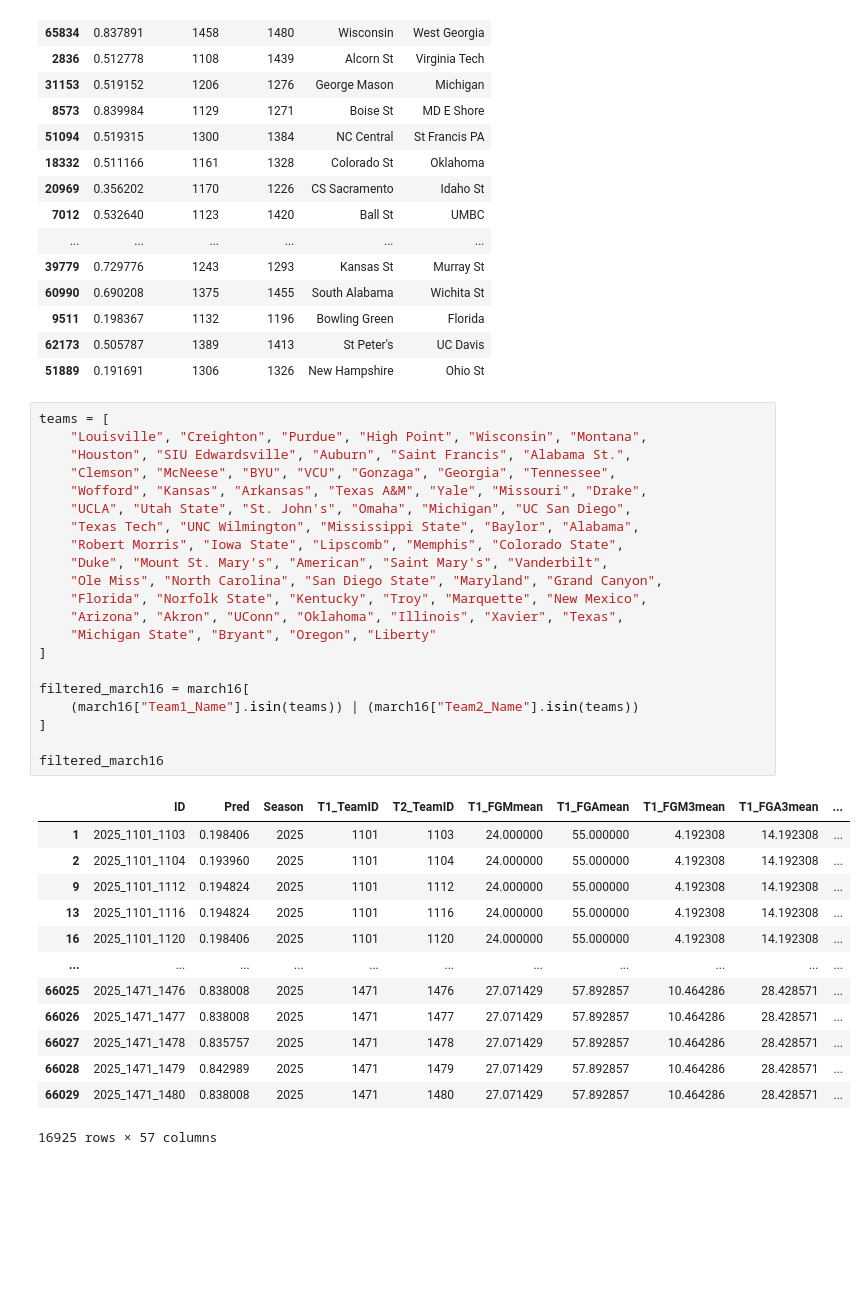
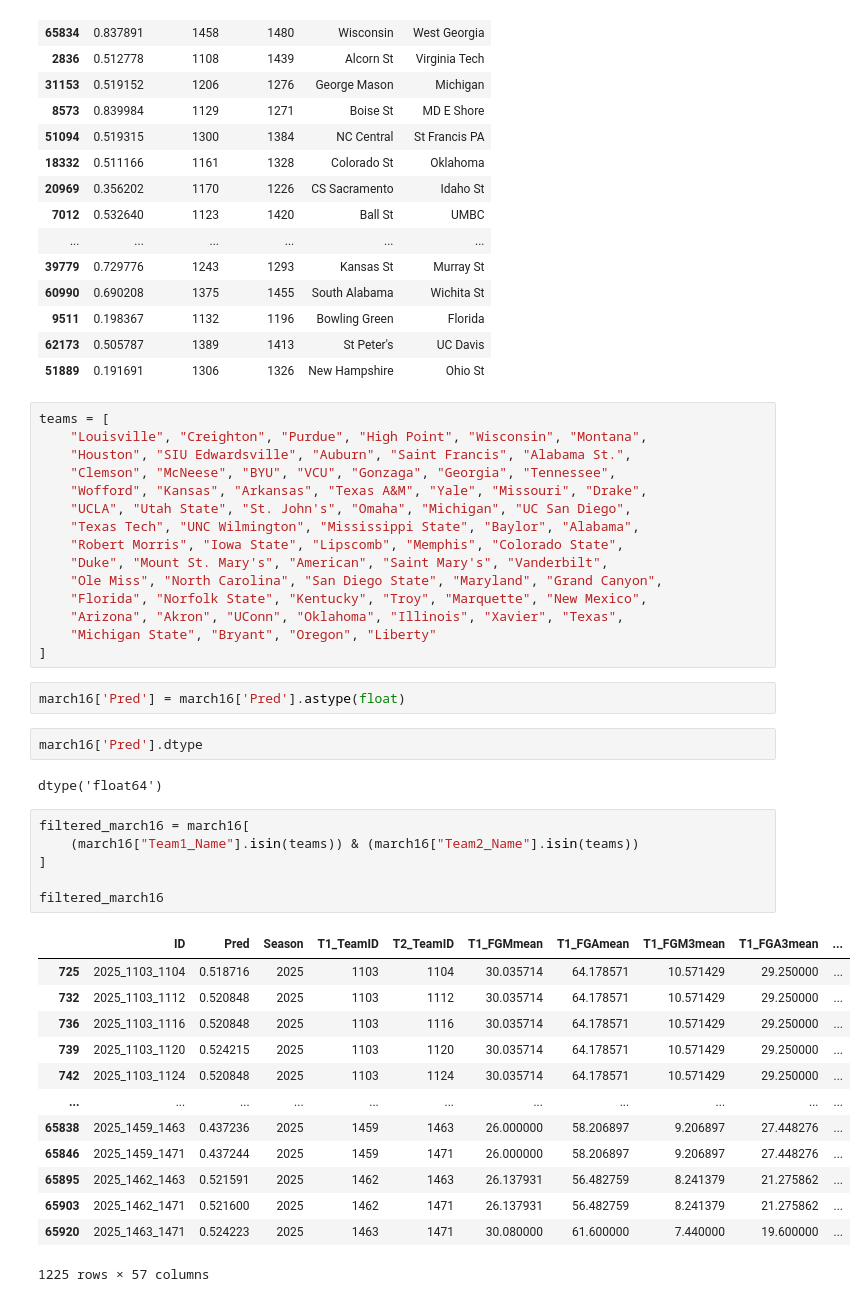
Before and after one commit to danchizik18/MarchMadness2025, a Jupyter notebook: notebooks/look_at_submission/exploreSubmission.ipynb, the cells around one changed output. Cells and saved outputs as stored; diff of their text form; blank space fills up the shorter version.

```diff
--- a/notebooks/look_at_submission/exploreSubmission.ipynb
+++ b/notebooks/look_at_submission/exploreSubmission.ipynb
@@ -363,26 +363,32 @@ teams = [
     "Arizona", "Akron", "UConn", "Oklahoma", "Illinois", "Xavier", "Texas",
     "Michigan State", "Bryant", "Oregon", "Liberty"
 ]
-
-filtered_march16 = march16[
-    (march16["Team1_Name"].isin(teams)) | (march16["Team2_Name"].isin(teams))
-]
-
-filtered_march16
-# %% [output]
-|  | ID | Pred | Season | T1_TeamID | T2_TeamID | T1_FGMmean | T1_FGAmean | T1_FGM3mean | T1_FGA3mean | ... |
-| 1 | 2025_1101_1103 | 0.198406 | 2025 | 1101 | 1103 | 24.000000 | 55.000000 | 4.192308 | 14.192308 | ... |
-| 2 | 2025_1101_1104 | 0.193960 | 2025 | 1101 | 1104 | 24.000000 | 55.000000 | 4.192308 | 14.192308 | ... |
-| 9 | 2025_1101_1112 | 0.194824 | 2025 | 1101 | 1112 | 24.000000 | 55.000000 | 4.192308 | 14.192308 | ... |
-| 13 | 2025_1101_1116 | 0.194824 | 2025 | 1101 | 1116 | 24.000000 | 55.000000 | 4.192308 | 14.192308 | ... |
-| 16 | 2025_1101_1120 | 0.198406 | 2025 | 1101 | 1120 | 24.000000 | 55.000000 | 4.192308 | 14.192308 | ... |
-| ... | ... | ... | ... | ... | ... | ... | ... | ... | ... | ... |
-| 66025 | 2025_1471_1476 | 0.838008 | 2025 | 1471 | 1476 | 27.071429 | 57.892857 | 10.464286 | 28.428571 | ... |
-| 66026 | 2025_1471_1477 | 0.838008 | 2025 | 1471 | 1477 | 27.071429 | 57.892857 | 10.464286 | 28.428571 | ... |
-| 66027 | 2025_1471_1478 | 0.835757 | 2025 | 1471 | 1478 | 27.071429 | 57.892857 | 10.464286 | 28.428571 | ... |
-| 66028 | 2025_1471_1479 | 0.842989 | 2025 | 1471 | 1479 | 27.071429 | 57.892857 | 10.464286 | 28.428571 | ... |
-| 66029 | 2025_1471_1480 | 0.838008 | 2025 | 1471 | 1480 | 27.071429 | 57.892857 | 10.464286 | 28.428571 | ... |
-16925 rows × 57 columns
+# %%
+march16['Pred'] = march16['Pred'].astype(float)
+# %%
+march16['Pred'].dtype
+# %% [output]
+dtype('float64')
+# %%
+filtered_march16 = march16[
+    (march16["Team1_Name"].isin(teams)) & (march16["Team2_Name"].isin(teams))
+]
+
+filtered_march16
+# %% [output]
+|  | ID | Pred | Season | T1_TeamID | T2_TeamID | T1_FGMmean | T1_FGAmean | T1_FGM3mean | T1_FGA3mean | ... |
+| 725 | 2025_1103_1104 | 0.518716 | 2025 | 1103 | 1104 | 30.035714 | 64.178571 | 10.571429 | 29.250000 | ... |
+| 732 | 2025_1103_1112 | 0.520848 | 2025 | 1103 | 1112 | 30.035714 | 64.178571 | 10.571429 | 29.250000 | ... |
+| 736 | 2025_1103_1116 | 0.520848 | 2025 | 1103 | 1116 | 30.035714 | 64.178571 | 10.571429 | 29.250000 | ... |
+| 739 | 2025_1103_1120 | 0.524215 | 2025 | 1103 | 1120 | 30.035714 | 64.178571 | 10.571429 | 29.250000 | ... |
+| 742 | 2025_1103_1124 | 0.520848 | 2025 | 1103 | 1124 | 30.035714 | 64.178571 | 10.571429 | 29.250000 | ... |
+| ... | ... | ... | ... | ... | ... | ... | ... | ... | ... | ... |
+| 65838 | 2025_1459_1463 | 0.437236 | 2025 | 1459 | 1463 | 26.000000 | 58.206897 | 9.206897 | 27.448276 | ... |
+| 65846 | 2025_1459_1471 | 0.437244 | 2025 | 1459 | 1471 | 26.000000 | 58.206897 | 9.206897 | 27.448276 | ... |
+| 65895 | 2025_1462_1463 | 0.521591 | 2025 | 1462 | 1463 | 26.137931 | 56.482759 | 8.241379 | 21.275862 | ... |
+| 65903 | 2025_1462_1471 | 0.521600 | 2025 | 1462 | 1471 | 26.137931 | 56.482759 | 8.241379 | 21.275862 | ... |
+| 65920 | 2025_1463_1471 | 0.524223 | 2025 | 1463 | 1471 | 30.080000 | 61.600000 | 7.440000 | 19.600000 | ... |
+1225 rows × 57 columns
 # %%
 filtered_march16[['Pred', 'Team1_Name', 'Team2_Name']].sample(50)
 # %% [output]
```
Also changed, not shown: parts of 11 cells of this notebook, 2 other files.
